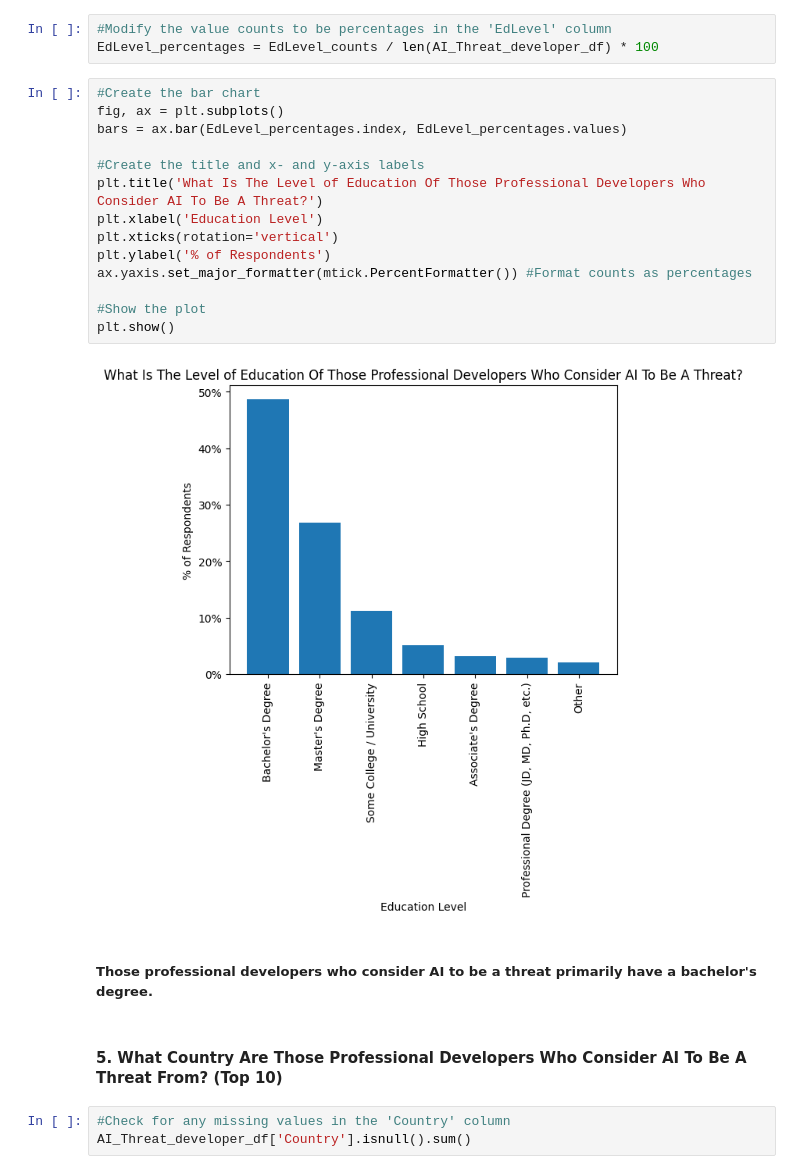
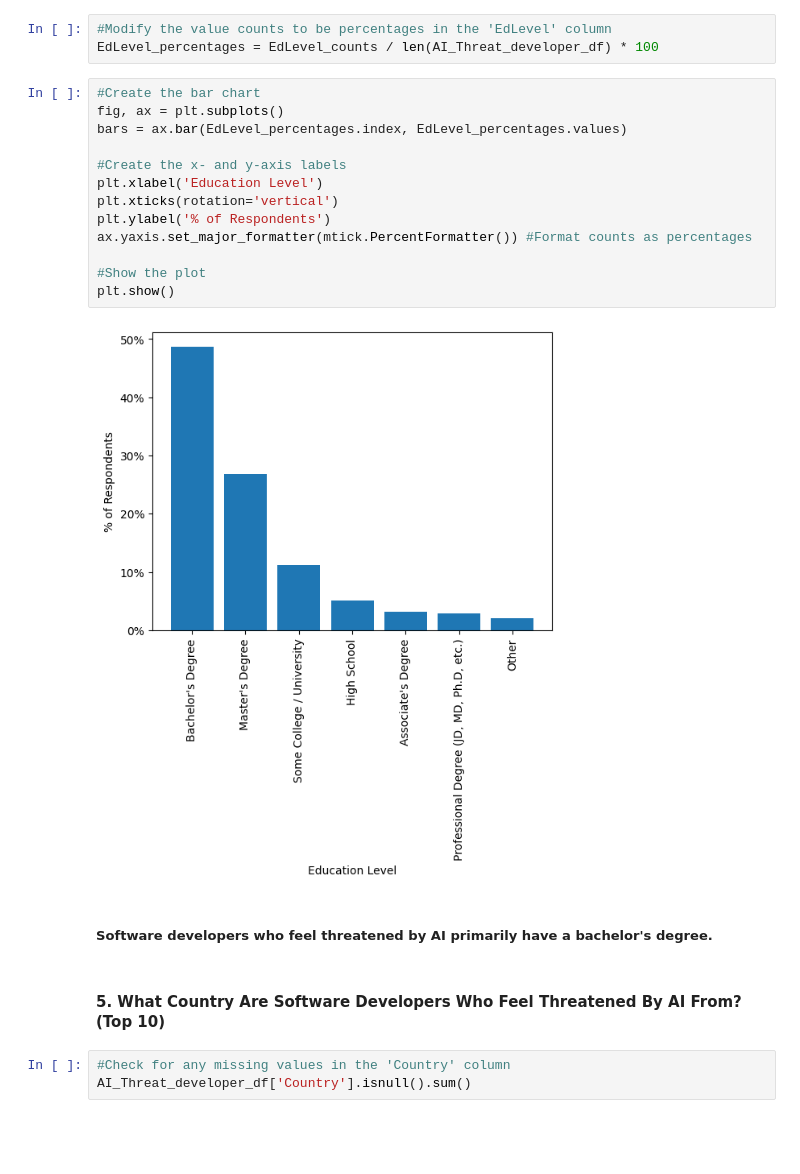
Before and after one commit to khess1/Data-Science-Blog-Post, a Jupyter notebook: Data_Science_Blog_Post.ipynb, the cells around one changed output. Saved outputs shown, nothing was run; the diff lists cells and outputs as text; blank space fills up the shorter version.

```diff
--- a/Data_Science_Blog_Post.ipynb
+++ b/Data_Science_Blog_Post.ipynb
@@ -274,23 +271,22 @@ EdLevel_percentages = EdLevel_counts / len(AI_Threat_developer_df) * 100
 # %%
 #Create the bar chart
 fig, ax = plt.subplots()
 bars = ax.bar(EdLevel_percentages.index, EdLevel_percentages.values)
 
-#Create the title and x- and y-axis labels
-plt.title('What Is The Level of Education Of Those Professional Developers Who Consider AI To Be A Threat?')
+#Create the x- and y-axis labels
 plt.xlabel('Education Level')
 plt.xticks(rotation='vertical')
 plt.ylabel('% of Respondents')
 ax.yaxis.set_major_formatter(mtick.PercentFormatter()) #Format counts as percentages
 
 #Show the plot
 plt.show()
 # %% [output]
-[figure, old version]
+[figure, new version]
 # %% [markdown]
-##### **Those professional developers who consider AI to be a threat primarily have a bachelor's degree.**
+##### **Software developers who feel threatened by AI primarily have a bachelor's degree.**
 # %% [markdown]
-#### **5. What Country Are Those Professional Developers Who Consider AI To Be A Threat From? (Top 10)**
+#### **5. What Country Are Software Developers Who Feel Threatened By AI From? (Top 10)**
 # %%
 #Check for any missing values in the 'Country' column
 AI_Threat_developer_df['Country'].isnull().sum()
```
Also changed, not shown: parts of 17 cells of this notebook.
